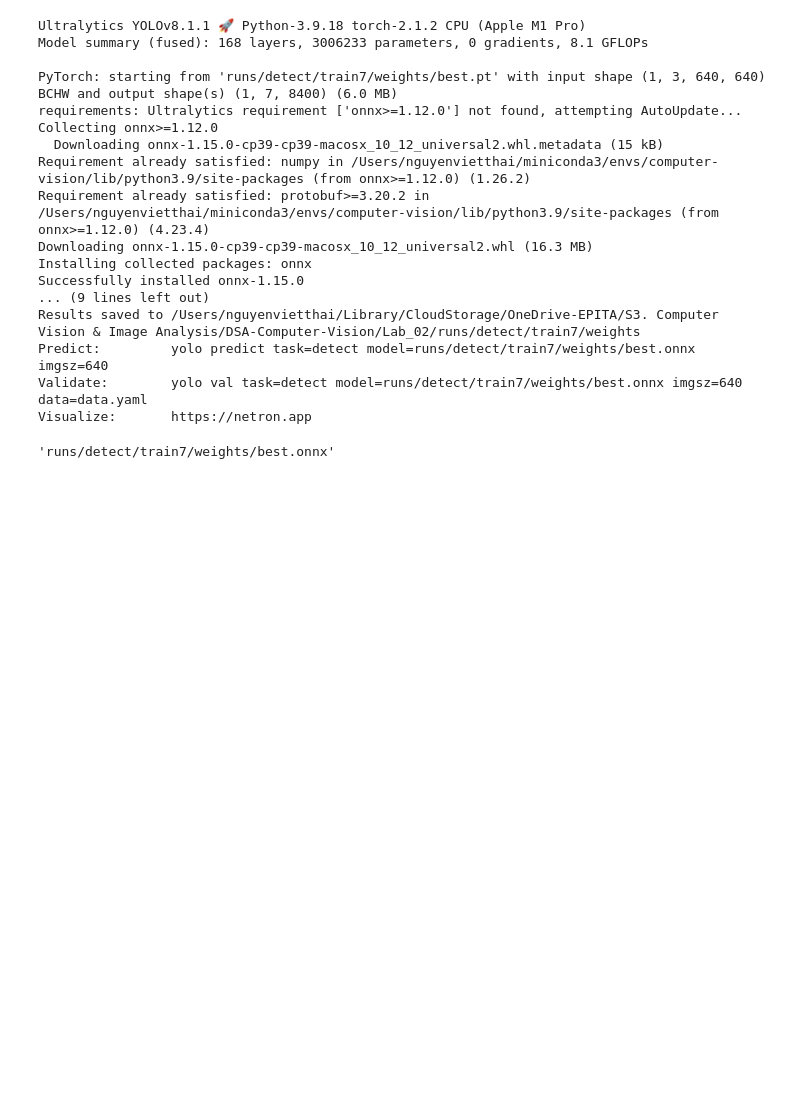
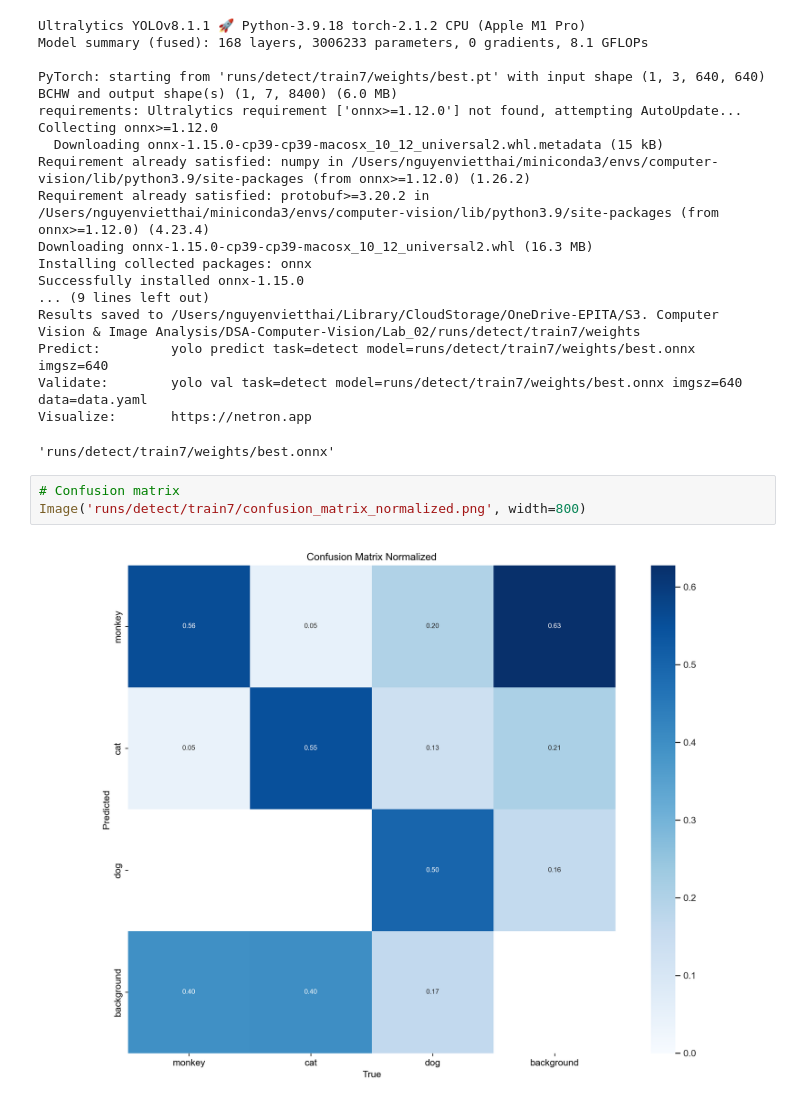
Before and after one commit to nuvita97/DSA-Computer-Vision, a Jupyter notebook: Lab_02/animal_detection.ipynb, the cells around one changed output. Cells and saved outputs as stored; diff of their text form; blank space fills up the shorter version.

```diff
--- a/Lab_02/animal_detection.ipynb
+++ b/Lab_02/animal_detection.ipynb
@@ -170,3 +171,8 @@ Predict:         yolo predict task=detect model=runs/detect/train7/weights/best.
 Validate:        yolo val task=detect model=runs/detect/train7/weights/best.onnx imgsz=640 data=data.yaml
 Visualize:       https://netron.app
 'runs/detect/train7/weights/best.onnx'
+# %%
+# Confusion matrix
+Image('runs/detect/train7/confusion_matrix_normalized.png', width=800)
+# %% [output]
+[figure, added]
```
Also changed, not shown: parts of 3 cells of this notebook, 1 other file.
